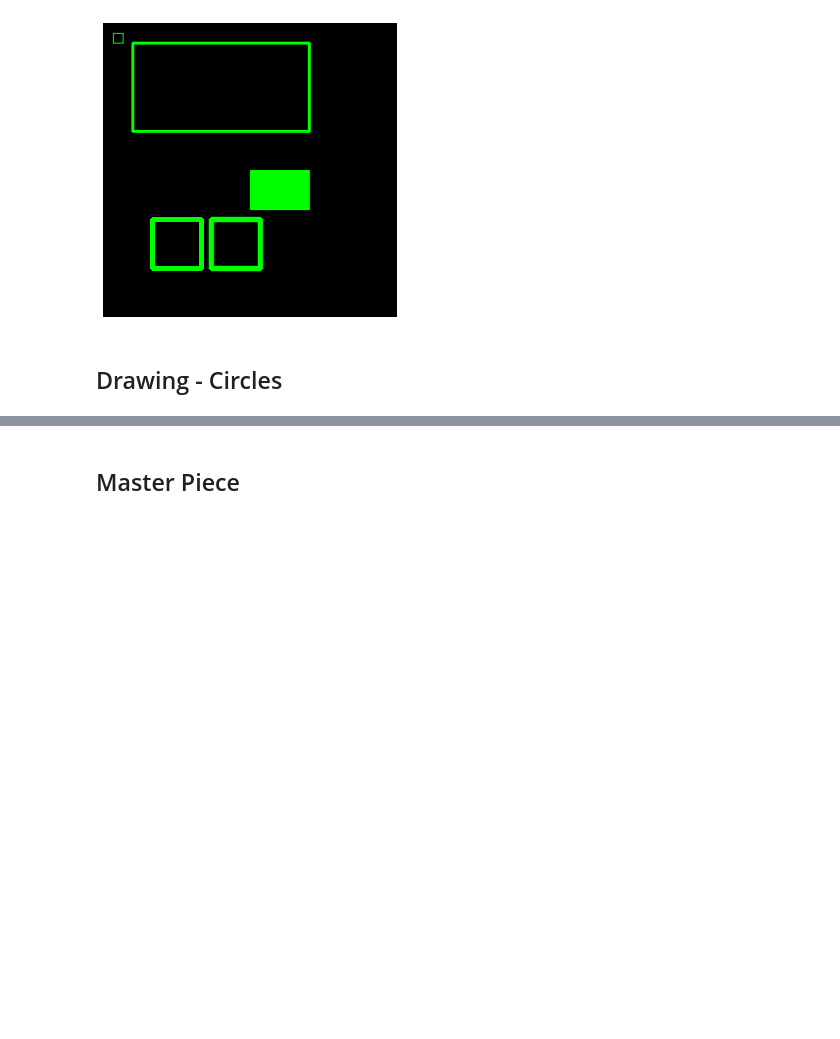
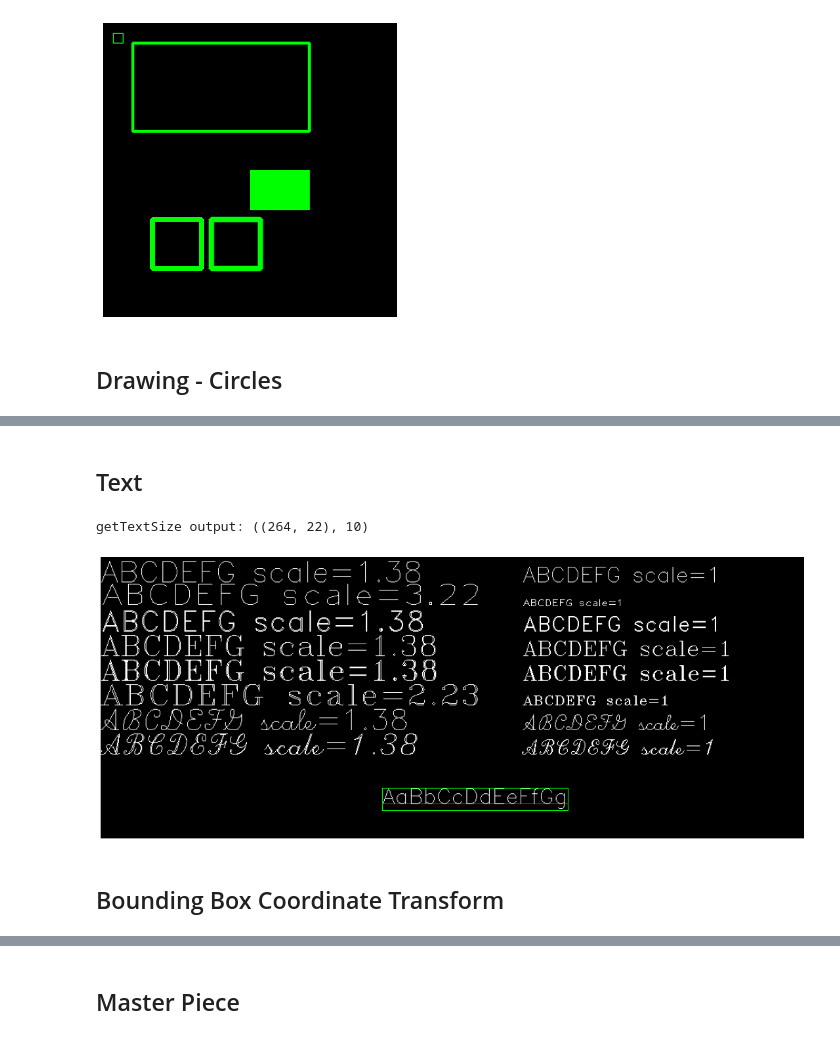
Before and after one commit to Tma2333/Notebook_Project, a Jupyter notebook: ComputerVision/drawing.ipynb, the cells around one changed output, grey strips where cells are left out. Saved outputs shown, nothing was run; the diff lists cells and outputs as text; code cells hidden in the pictures; blank space fills up the shorter version.

```diff
--- a/ComputerVision/drawing.ipynb
+++ b/ComputerVision/drawing.ipynb
@@ -113,0 +117,54 @@ display_img_mpl(canvas)
+# %% [markdown]
+## Text <a id='text'></a>
+# %%
+WHITE = (255, 255, 255)
+GREEN = (0, 255, 0)
+RED = (255, 0, 0)
+
+canvas = np.zeros((400,1000,3), dtype='uint8')
+thickness = 1
+height = 30
+CV2_FONT = [cv2.FONT_HERSHEY_SIMPLEX,               # 0
+            cv2.FONT_HERSHEY_PLAIN,                 # 1
+            cv2.FONT_HERSHEY_DUPLEX,                # 2
+            cv2.FONT_HERSHEY_COMPLEX,               # 3
+            cv2.FONT_HERSHEY_TRIPLEX,               # 4
+            cv2.FONT_HERSHEY_COMPLEX_SMALL,         # 5
+            cv2.FONT_HERSHEY_SCRIPT_SIMPLEX,        # 6
+            cv2.FONT_HERSHEY_SCRIPT_COMPLEX]        # 7
+
+# display different font in equal height
+# (img, text, org, fontFace, fontScale, color, [thickness, [lineType, [bottomLeftOrigin]]])
+for i, font in enumerate(CV2_FONT):
+    # cv2 font has inherent size you can calculate desire scale by given desired height
+    scale = cv2.getFontScaleFromHeight(font, height, thickness)
+    cv2.putText(canvas, f'ABCDEFG scale={scale:.2f}', (0,(height+5)*(i+1)), font, scale, WHITE, thickness)
+
+# font display with the same scale
+for i, font in enumerate(CV2_FONT):
+    cv2.putText(canvas, f'ABCDEFG scale=1', (600,(height+5)*(i+1)), font, 1, WHITE, thickness)
+
+# you can calculate the size of text will be occupy using this function
+# It will return ((w, h), baseline)
+# Baseline is the y-coordinate of the baseline relative to the bottom-most text point
+# Baseline are useful when there is lower case letter that will render lower than common bottom part of letter such as "g"
+text = 'AaBbCcDdEeFfGg'
+font = cv2.FONT_HERSHEY_SIMPLEX
+scale = 1
+thickness = 1
+size, baseline = cv2.getTextSize(text, font, scale, thickness)
+text_org = (400, 350)
+print(f"getTextSize output: {size, baseline}")
+# draw a tight box around text
+cv2.rectangle(canvas, (text_org[0], text_org[1]-size[1]), (text_org[0]+size[0], text_org[1]+baseline), GREEN)
+# draw baseline
+cv2.line(canvas, text_org, (text_org[0]+size[0], text_org[1]), RED)
+# draw text
+cv2.putText(canvas, text, text_org, font, scale, WHITE, thickness)
+
+display_img_mpl(canvas, scale=10)
+# %% [output]
+getTextSize output: ((264, 22), 10)
+[figure, added]
+# %% [markdown]
+## Bounding Box Coordinate Transform <a id='bbox_cor'></a>
```
Also changed, not shown: parts of 7 cells of this notebook.
